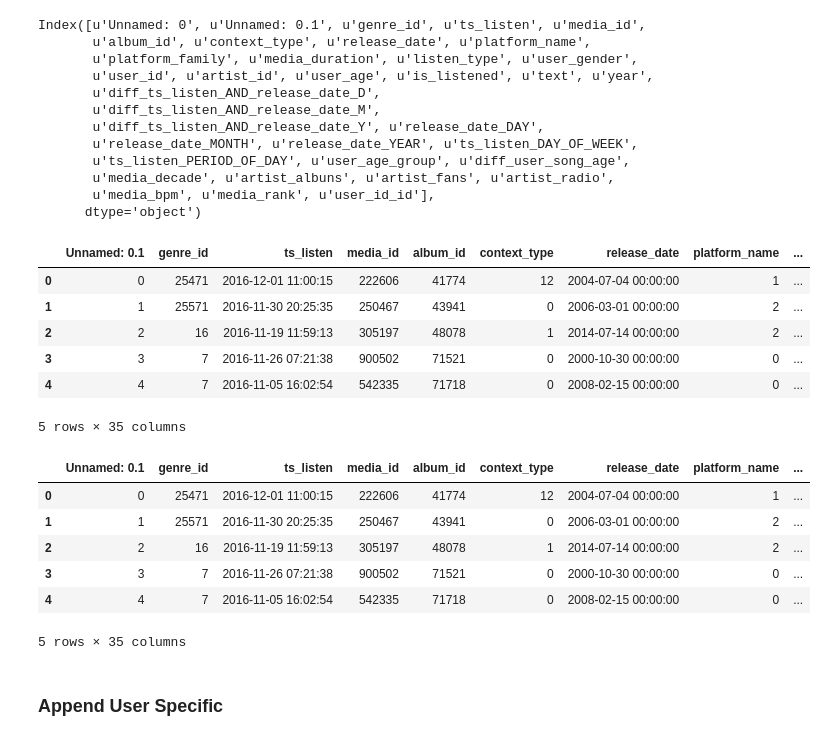
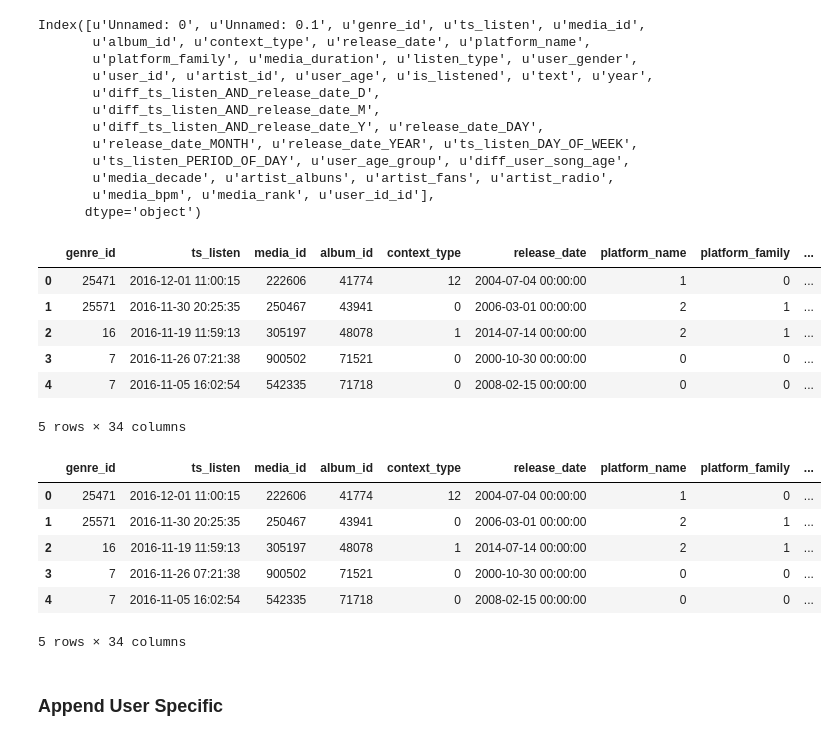
Before and after one commit to wandersoncferreira/DataScienceGame2017, a Jupyter notebook: moneda/9 - Simple Model + Threshold + data_4.ipynb, the cells around one changed output. Saved outputs shown, nothing was run; the diff lists cells and outputs as text; code cells hidden in the pictures.

```diff
--- a/moneda/9 - Simple Model + Threshold + data_4.ipynb
+++ b/moneda/9 - Simple Model + Threshold + data_4.ipynb
@@ -93,17 +93,17 @@ Index([u'Unnamed: 0', u'Unnamed: 0.1', u'genre_id', u'ts_listen', u'media_id',
        u'media_bpm', u'media_rank', u'user_id_id'],
       dtype='object')
 # %%
-to_drop = ['Unnamed: 0']
+to_drop = ['Unnamed: 0', 'Unnamed: 0.1']
 df_train.drop(to_drop, axis = 1,inplace=True)
 df_train.head()
 # %% [output]
-|  | Unnamed: 0.1 | genre_id | ts_listen | media_id | album_id | context_type | release_date | platform_name | ... |
-| 0 | 0 | 25471 | 2016-12-01 11:00:15 | 222606 | 41774 | 12 | 2004-07-04 00:00:00 | 1 | ... |
-| 1 | 1 | 25571 | 2016-11-30 20:25:35 | 250467 | 43941 | 0 | 2006-03-01 00:00:00 | 2 | ... |
-| 2 | 2 | 16 | 2016-11-19 11:59:13 | 305197 | 48078 | 1 | 2014-07-14 00:00:00 | 2 | ... |
-| 3 | 3 | 7 | 2016-11-26 07:21:38 | 900502 | 71521 | 0 | 2000-10-30 00:00:00 | 0 | ... |
-| 4 | 4 | 7 | 2016-11-05 16:02:54 | 542335 | 71718 | 0 | 2008-02-15 00:00:00 | 0 | ... |
+|  | genre_id | ts_listen | media_id | album_id | context_type | release_date | platform_name | platform_family | ... |
+| 0 | 25471 | 2016-12-01 11:00:15 | 222606 | 41774 | 12 | 2004-07-04 00:00:00 | 1 | 0 | ... |
+| 1 | 25571 | 2016-11-30 20:25:35 | 250467 | 43941 | 0 | 2006-03-01 00:00:00 | 2 | 1 | ... |
+| 2 | 16 | 2016-11-19 11:59:13 | 305197 | 48078 | 1 | 2014-07-14 00:00:00 | 2 | 1 | ... |
+| 3 | 7 | 2016-11-26 07:21:38 | 900502 | 71521 | 0 | 2000-10-30 00:00:00 | 0 | 0 | ... |
+| 4 | 7 | 2016-11-05 16:02:54 | 542335 | 71718 | 0 | 2008-02-15 00:00:00 | 0 | 0 | ... |
-5 rows × 35 columns
+5 rows × 34 columns
 # %%
 #pd.set_option('display.height', 1000)
 #pd.set_option('display.max_rows', 500)
@@ -112,13 +112,13 @@ pd.set_option('display.width', 200)
 #pd.set_option("precision", 2)
 df_train.head()
 # %% [output]
-|  | Unnamed: 0.1 | genre_id | ts_listen | media_id | album_id | context_type | release_date | platform_name | ... |
-| 0 | 0 | 25471 | 2016-12-01 11:00:15 | 222606 | 41774 | 12 | 2004-07-04 00:00:00 | 1 | ... |
-| 1 | 1 | 25571 | 2016-11-30 20:25:35 | 250467 | 43941 | 0 | 2006-03-01 00:00:00 | 2 | ... |
-| 2 | 2 | 16 | 2016-11-19 11:59:13 | 305197 | 48078 | 1 | 2014-07-14 00:00:00 | 2 | ... |
-| 3 | 3 | 7 | 2016-11-26 07:21:38 | 900502 | 71521 | 0 | 2000-10-30 00:00:00 | 0 | ... |
-| 4 | 4 | 7 | 2016-11-05 16:02:54 | 542335 | 71718 | 0 | 2008-02-15 00:00:00 | 0 | ... |
+|  | genre_id | ts_listen | media_id | album_id | context_type | release_date | platform_name | platform_family | ... |
+| 0 | 25471 | 2016-12-01 11:00:15 | 222606 | 41774 | 12 | 2004-07-04 00:00:00 | 1 | 0 | ... |
+| 1 | 25571 | 2016-11-30 20:25:35 | 250467 | 43941 | 0 | 2006-03-01 00:00:00 | 2 | 1 | ... |
+| 2 | 16 | 2016-11-19 11:59:13 | 305197 | 48078 | 1 | 2014-07-14 00:00:00 | 2 | 1 | ... |
+| 3 | 7 | 2016-11-26 07:21:38 | 900502 | 71521 | 0 | 2000-10-30 00:00:00 | 0 | 0 | ... |
+| 4 | 7 | 2016-11-05 16:02:54 | 542335 | 71718 | 0 | 2008-02-15 00:00:00 | 0 | 0 | ... |
-5 rows × 35 columns
+5 rows × 34 columns
 # %%
 # pd.isnull(df_train).sum()[pd.isnull(df_train).sum() > 0]
 # %%
```
Also changed, not shown: parts of 35 cells of this notebook, 3 other files.
